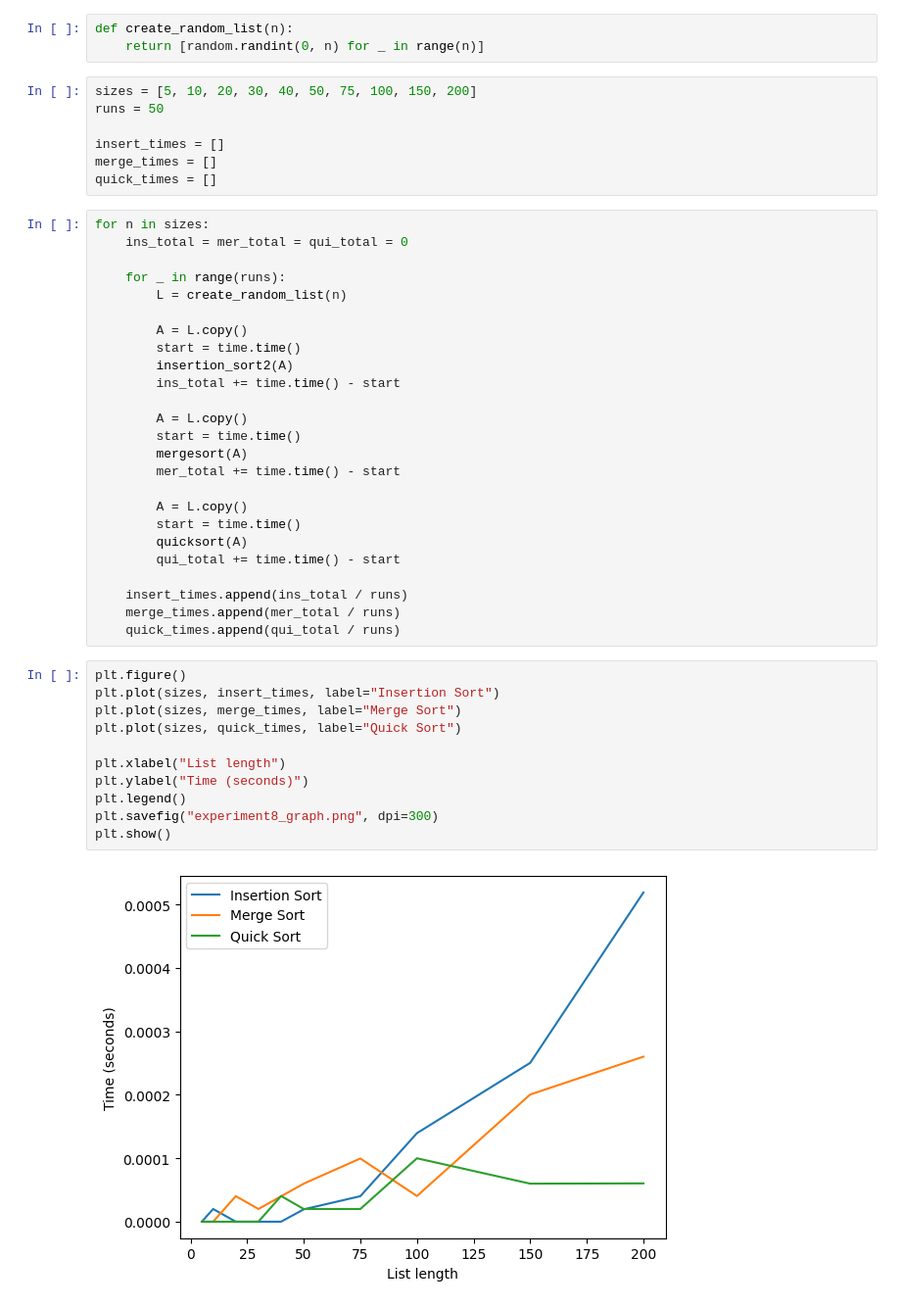
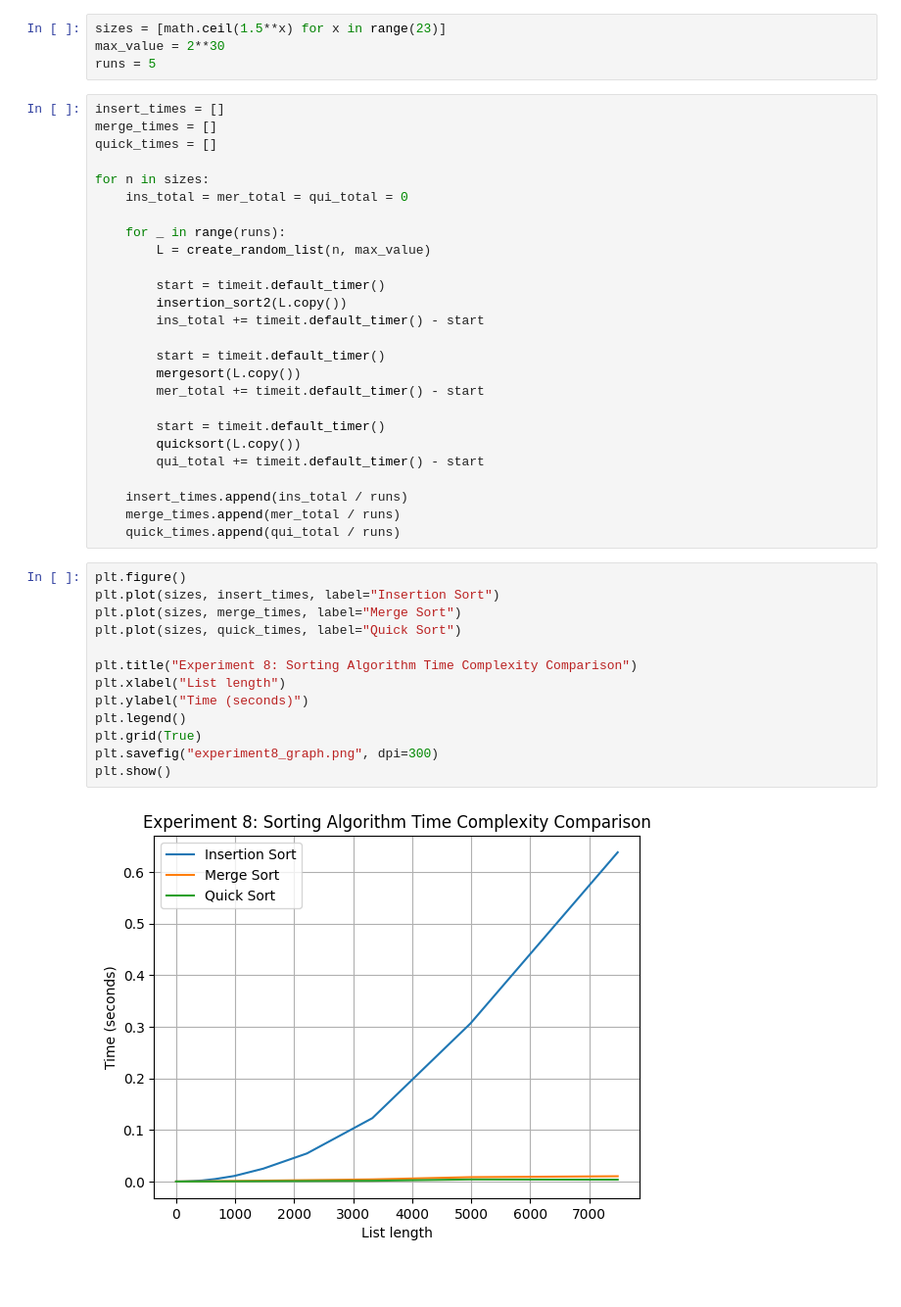
Before and after one commit to Xmwo3i/2XC3Lab1, a Jupyter notebook: experiment_8.ipynb, the cells around one changed output. Shown at 98% size. Drawn from its saved outputs; the diff is of its cells as text; blank space fills up the shorter version.

```diff
--- a/experiment_8.ipynb
+++ b/experiment_8.ipynb
@@ -7,35 +8,30 @@ from bad_sorts import insertion_sort2
 from good_sorts import mergesort, quicksort
-# %%
-def create_random_list(n):
-    return [random.randint(0, n) for _ in range(n)]
 # %%
-sizes = [5, 10, 20, 30, 40, 50, 75, 100, 150, 200]
-runs = 50
-
-insert_times = []
-merge_times = []
-quick_times = []
+sizes = [math.ceil(1.5**x) for x in range(23)]
+max_value = 2**30
+runs = 5
 # %%
+insert_times = []
+merge_times = []
+quick_times = []
+
 for n in sizes:
     ins_total = mer_total = qui_total = 0
 
     for _ in range(runs):
-        L = create_random_list(n)
+        L = create_random_list(n, max_value)
 
-        A = L.copy()
-        start = time.time()
-        insertion_sort2(A)
-        ins_total += time.time() - start
+        start = timeit.default_timer()
+        insertion_sort2(L.copy())
+        ins_total += timeit.default_timer() - start
 
-        A = L.copy()
-        start = time.time()
-        mergesort(A)
-        mer_total += time.time() - start
+        start = timeit.default_timer()
+        mergesort(L.copy())
+        mer_total += timeit.default_timer() - start
 
-        A = L.copy()
-        start = time.time()
-        quicksort(A)
-        qui_total += time.time() - start
+        start = timeit.default_timer()
+        quicksort(L.copy())
+        qui_total += timeit.default_timer() - start
 
     insert_times.append(ins_total / runs)
     merge_times.append(mer_total / runs)
@@ -43,13 +39,15 @@ for n in sizes:
 # %%
 plt.figure()
 plt.plot(sizes, insert_times, label="Insertion Sort")
 plt.plot(sizes, merge_times, label="Merge Sort")
 plt.plot(sizes, quick_times, label="Quick Sort")
 
+plt.title("Experiment 8: Sorting Algorithm Time Complexity Comparison")
 plt.xlabel("List length")
 plt.ylabel("Time (seconds)")
 plt.legend()
+plt.grid(True)
 plt.savefig("experiment8_graph.png", dpi=300)
 plt.show()
 # %% [output]
-[figure, old version]
+[figure, new version]
```
Also changed, not shown: parts of 1 cell of this notebook, 16 other files.
